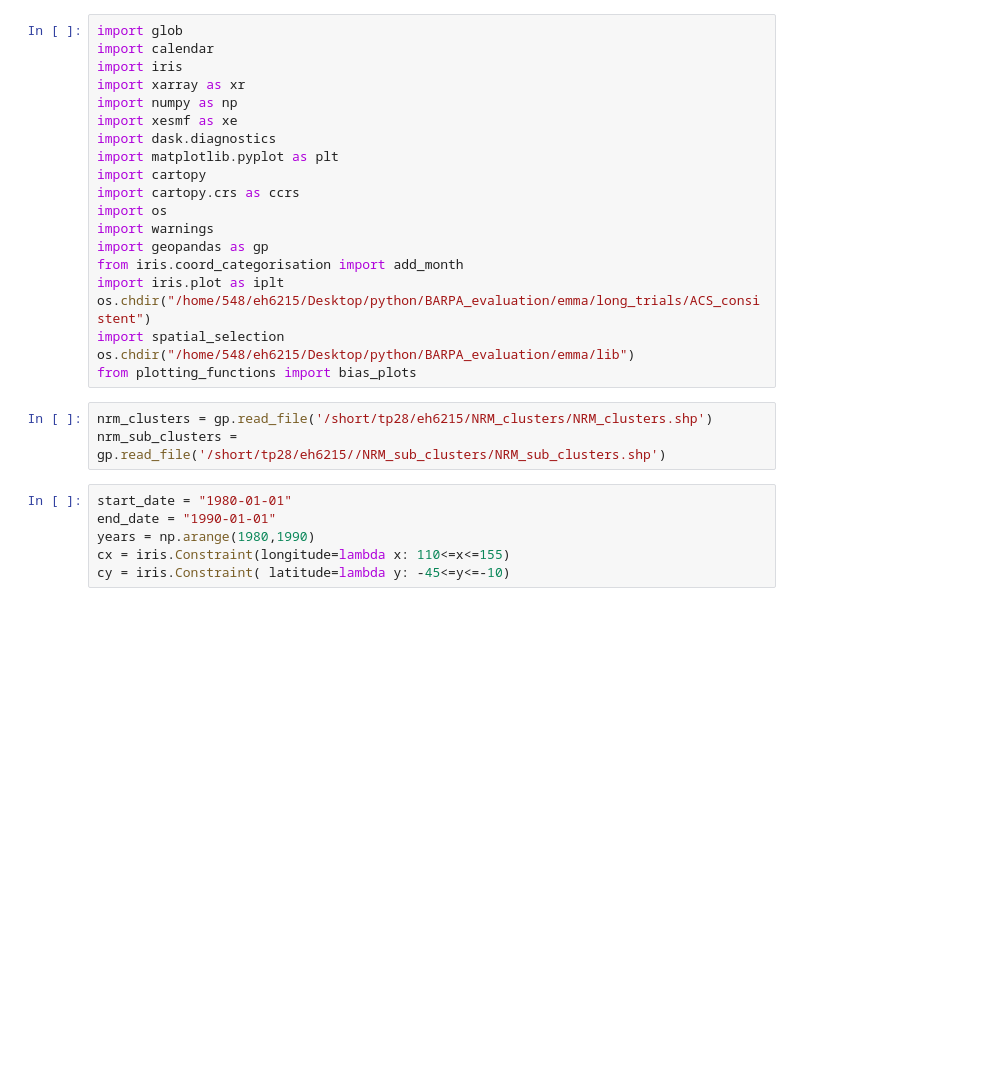
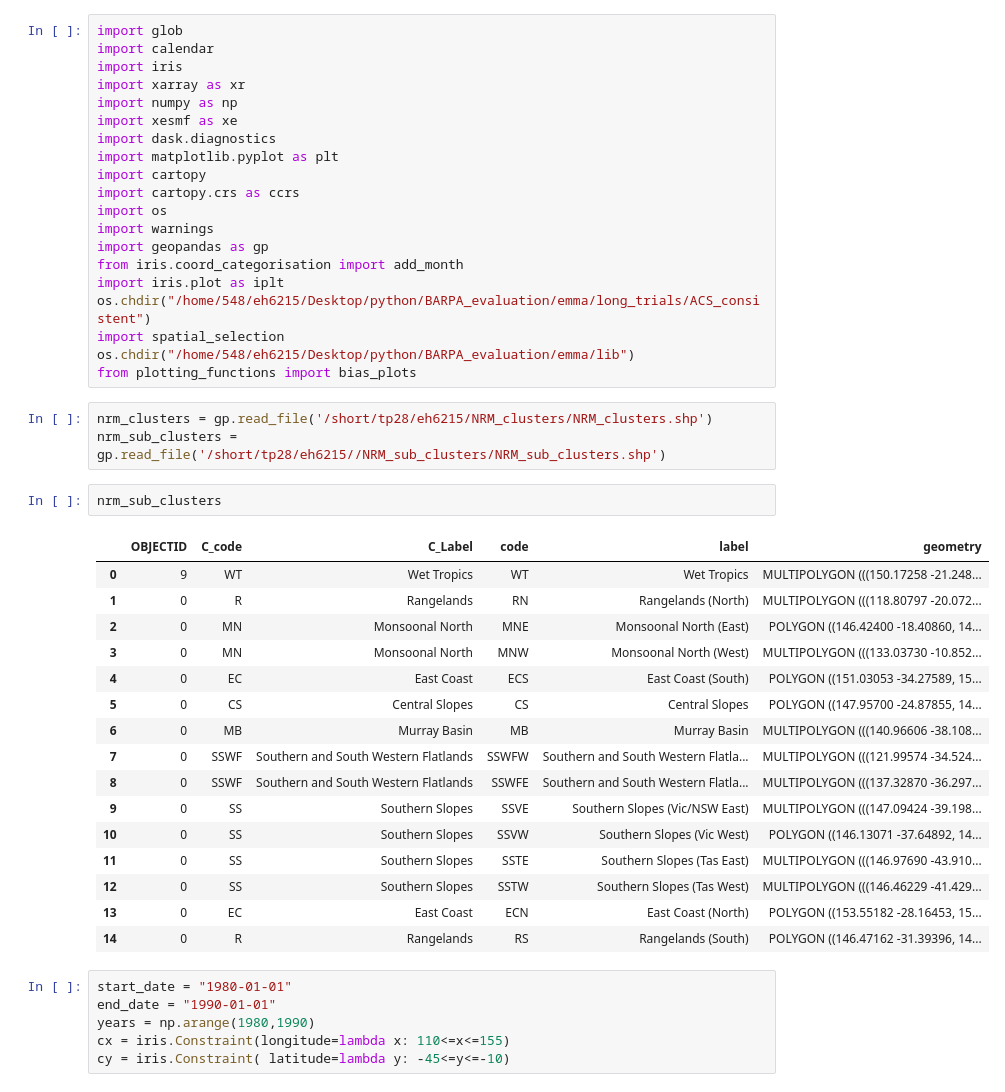
Before and after one commit to ngben/BARPA_evaluation, a Jupyter notebook: emma/long_trials/ACS_consistent/tasmax_eval_barpa.ipynb, the cells around one changed output. Saved outputs shown, nothing was run; the diff lists cells and outputs as text; blank space fills up the shorter version.

```diff
--- a/emma/long_trials/ACS_consistent/tasmax_eval_barpa.ipynb
+++ b/emma/long_trials/ACS_consistent/tasmax_eval_barpa.ipynb
@@ -18,9 +18,28 @@ os.chdir("/home/548/eh6215/Desktop/python/BARPA_evaluation/emma/long_trials/ACS_
 import spatial_selection
 os.chdir("/home/548/eh6215/Desktop/python/BARPA_evaluation/emma/lib")
 from plotting_functions import bias_plots
-# %%
-nrm_clusters = gp.read_file('/short/tp28/eh6215/NRM_clusters/NRM_clusters.shp')
-nrm_sub_clusters = gp.read_file('/short/tp28/eh6215//NRM_sub_clusters/NRM_sub_clusters.shp')
+# %%
+nrm_clusters = gp.read_file('/short/tp28/eh6215/NRM_clusters/NRM_clusters.shp')
+nrm_sub_clusters = gp.read_file('/short/tp28/eh6215//NRM_sub_clusters/NRM_sub_clusters.shp')
+# %%
+nrm_sub_clusters
+# %% [output]
+|  | OBJECTID | C_code | C_Label | code | label | geometry |
+| 0 | 9 | WT | Wet Tropics | WT | Wet Tropics | MULTIPOLYGON (((150.17258 -21.248... |
+| 1 | 0 | R | Rangelands | RN | Rangelands (North) | MULTIPOLYGON (((118.80797 -20.072... |
+| 2 | 0 | MN | Monsoonal North | MNE | Monsoonal North (East) | POLYGON ((146.42400 -18.40860, 14... |
+| 3 | 0 | MN | Monsoonal North | MNW | Monsoonal North (West) | MULTIPOLYGON (((133.03730 -10.852... |
+| 4 | 0 | EC | East Coast | ECS | East Coast (South) | POLYGON ((151.03053 -34.27589, 15... |
+| 5 | 0 | CS | Central Slopes | CS | Central Slopes | POLYGON ((147.95700 -24.87855, 14... |
+| 6 | 0 | MB | Murray Basin | MB | Murray Basin | MULTIPOLYGON (((140.96606 -38.108... |
+| 7 | 0 | SSWF | Southern and South Western Flatlands | SSWFW | Southern and South Western Flatla... | MULTIPOLYGON (((121.99574 -34.524... |
+| 8 | 0 | SSWF | Southern and South Western Flatlands | SSWFE | Southern and South Western Flatla... | MULTIPOLYGON (((137.32870 -36.297... |
+| 9 | 0 | SS | Southern Slopes | SSVE | Southern Slopes (Vic/NSW East) | MULTIPOLYGON (((147.09424 -39.198... |
+| 10 | 0 | SS | Southern Slopes | SSVW | Southern Slopes (Vic West) | POLYGON ((146.13071 -37.64892, 14... |
+| 11 | 0 | SS | Southern Slopes | SSTE | Southern Slopes (Tas East) | MULTIPOLYGON (((146.97690 -43.910... |
+| 12 | 0 | SS | Southern Slopes | SSTW | Southern Slopes (Tas West) | MULTIPOLYGON (((146.46229 -41.429... |
+| 13 | 0 | EC | East Coast | ECN | East Coast (North) | POLYGON ((153.55182 -28.16453, 15... |
+| 14 | 0 | R | Rangelands | RS | Rangelands (South) | POLYGON ((146.47162 -31.39396, 14... |
 # %%
 start_date = "1980-01-01"
 end_date = "1990-01-01"
```
Also changed, not shown: parts of 10 cells of this notebook, 31 other files.
